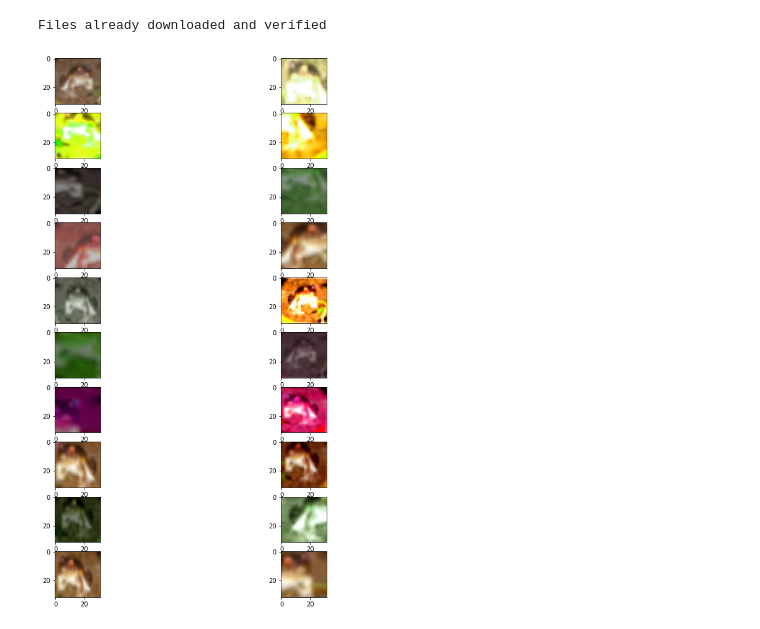
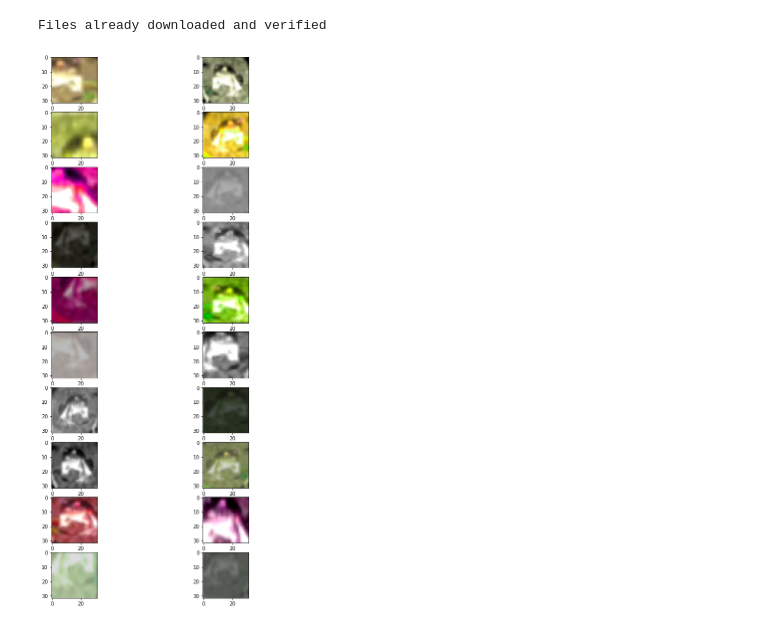
Before and after one commit to CristianManta/contrastive-learning, a Jupyter notebook: regularization/test.ipynb, the cells around one changed output. Cells and saved outputs as stored; diff of their text form; code cells hidden in the pictures.

```diff
--- a/regularization/test.ipynb
+++ b/regularization/test.ipynb
@@ -216,13 +216,13 @@ for (x, y) in train_loader:
 # %% [output]
 Files already downloaded and verified
 # %%
-fix, axs = plt.subplots(nrows=10, ncols=2, constrained_layout=False, figsize=(12, 16))
+fix, axs = plt.subplots(nrows=10, ncols=2, constrained_layout=False, figsize=(10, 20))
 for i, ax in enumerate(axs.flat):
     xi, _ = data_augment(x)
     img = xi.squeeze()
     img = img.permute(1, 2, 0)
     img = img.detach().cpu().numpy()
     ax.imshow(img)
 plt.show()
 # %% [output]
-[figure, old version]
+[figure, new version]
```
Also changed, not shown: 3 other files.
